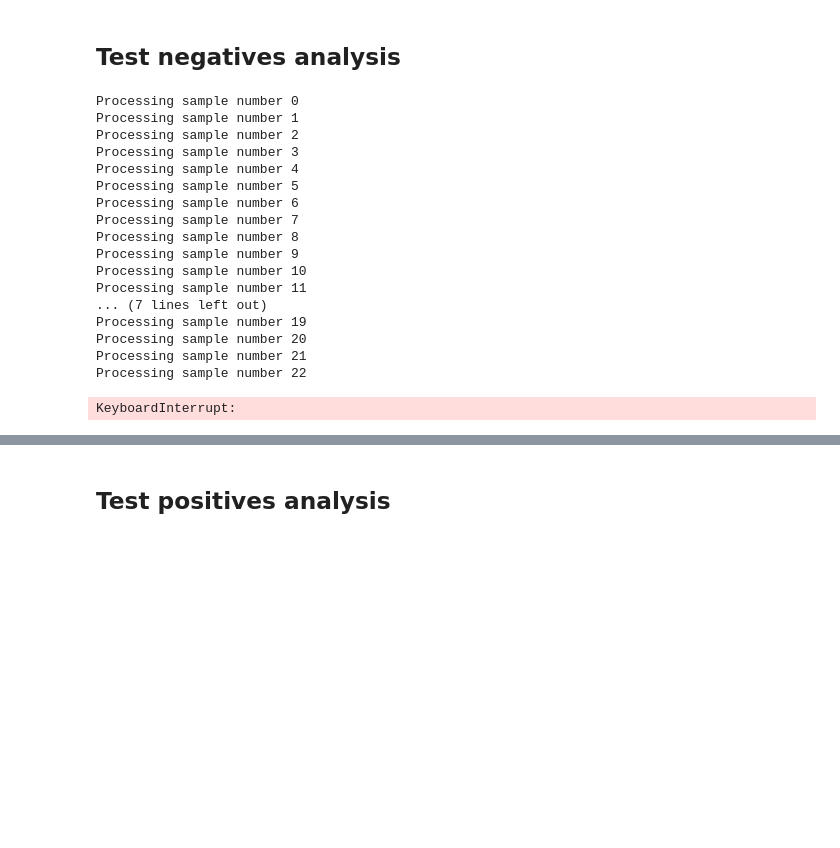
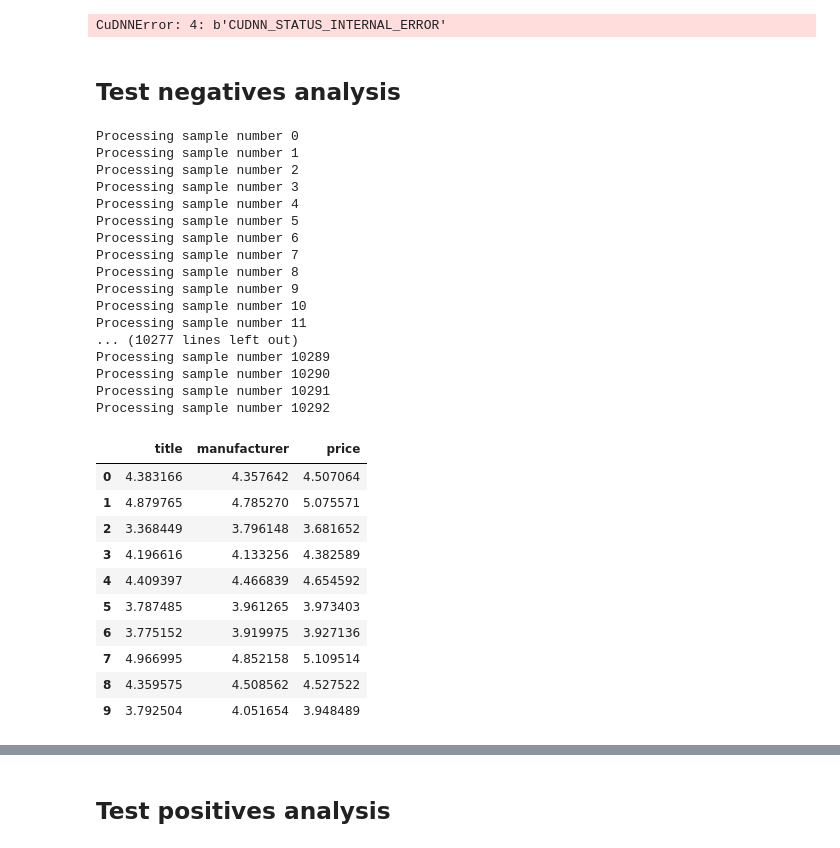
Before and after one commit to vincenzomartello/deepmatcher-experiments, a Jupyter notebook: notebooks/Amazon-Google/computeRi.ipynb, the cells around one changed output, grey strips where cells are left out. Drawn from its saved outputs; the diff is of its cells as text; code cells hidden in the pictures; blank space fills up the shorter version.

Commit message:
added test on new datasets

```diff
--- a/notebooks/Amazon-Google/computeRi.ipynb
+++ b/notebooks/Amazon-Google/computeRi.ipynb
@@ -49,3 +44,15 @@ test_positive_classifier_inputs = list(map(lambda x: x[0],testpos_classifier_inp
+# %%
+negatives = []
+for batch in neg_classifier_inputs:
+    negatives.append(Variable(batch.data.cuda(),requires_grad=True))
+# %%
+positives = []
+for batch in pos_classifier_inputs:
+    positives.append(Variable(batch.data.cuda(),requires_grad=True))
+# %%
+model = model.cuda()
+# %% [output]
+CuDNNError: 4: b'CUDNN_STATUS_INTERNAL_ERROR'
 # %%
 attribute_length = int((300*3)/len(attributes))
 classifier_length = int(attribute_length*len(attributes))
@@ -54,8 +61,8 @@ classifier_length = int(attribute_length*len(attributes))
 # %%
 current_sample = 0
 #each column of this matrix is related to a specific attribute
-negatives_ri_matrix = []
-for batch in test_negative_classifier_inputs:
+negatives_ri = []
+for batch in negatives:
     for sample_index in range(len(batch)):
         print('Processing sample number {}'.format(current_sample))
         current_sample_ris = list(map(lambda att: find_smallest_variation_to_change(model.classifier,
@@ -65,7 +72,7 @@ for batch in test_negative_classifier_inputs:
                                                                                     vector_index=sample_index,
                                                                                     attributes=[attributes.index(att)]
                                                                                     ,class_to_reach=1),attributes))
-        negatives_ri_matrix.append(current_sample_ris)
+        negatives_ri.append(current_sample_ris)
         current_sample+=1
 # %% [output]
 Processing sample number 0
@@ -80,13 +87,26 @@ Processing sample number 8
 Processing sample number 9
 Processing sample number 10
 Processing sample number 11
-... (7 lines left out)
-Processing sample number 19
-Processing sample number 20
-Processing sample number 21
-Processing sample number 22
+... (10277 lines left out)
+Processing sample number 10289
+Processing sample number 10290
+Processing sample number 10291
+Processing sample number 10292
-KeyboardInterrupt:
 # %%
 ri_norms_negative_samples = []
-for ri_list in negatives_ri_matrix:
+for ri_list in negatives_ri:
     ri_norms_negative_samples.append(list(map(lambda x:torch.norm(x).data[0],ri_list)))
+negatives_variation_df = pd.DataFrame(data= ri_norms_negative_samples,columns=attributes)
+negatives_variation_df.head(10)
+# %% [output]
+|  | title | manufacturer | price |
+| 0 | 4.383166 | 4.357642 | 4.507064 |
+| 1 | 4.879765 | 4.785270 | 5.075571 |
+| 2 | 3.368449 | 3.796148 | 3.681652 |
+| 3 | 4.196616 | 4.133256 | 4.382589 |
+| 4 | 4.409397 | 4.466839 | 4.654592 |
+| 5 | 3.787485 | 3.961265 | 3.973403 |
+| 6 | 3.775152 | 3.919975 | 3.927136 |
+| 7 | 4.966995 | 4.852158 | 5.109514 |
+| 8 | 4.359575 | 4.508562 | 4.527522 |
+| 9 | 3.792504 | 4.051654 | 3.948489 |
```
Also changed, not shown: parts of 24 cells of this notebook, 22 other files.
